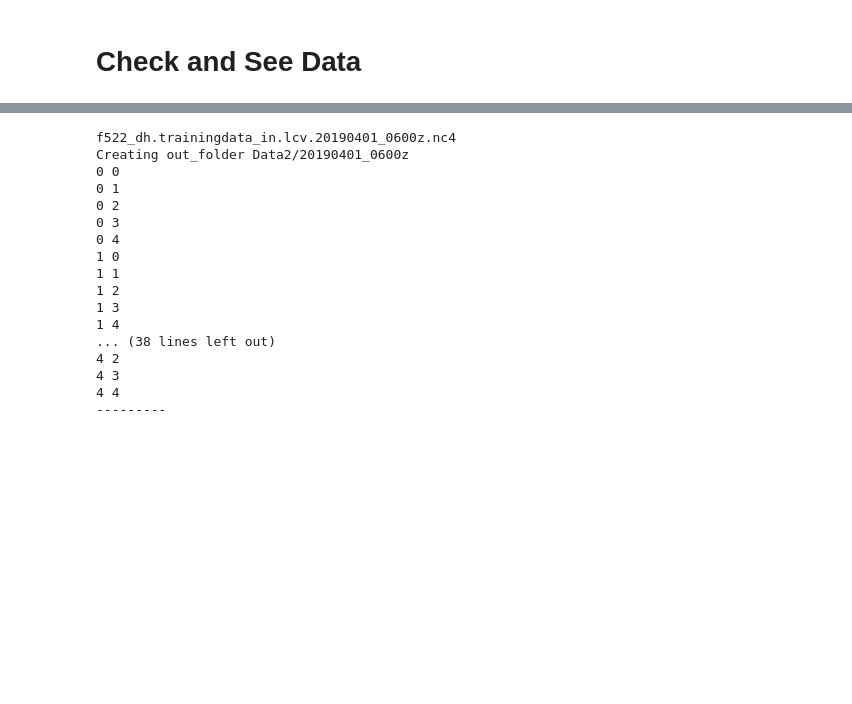
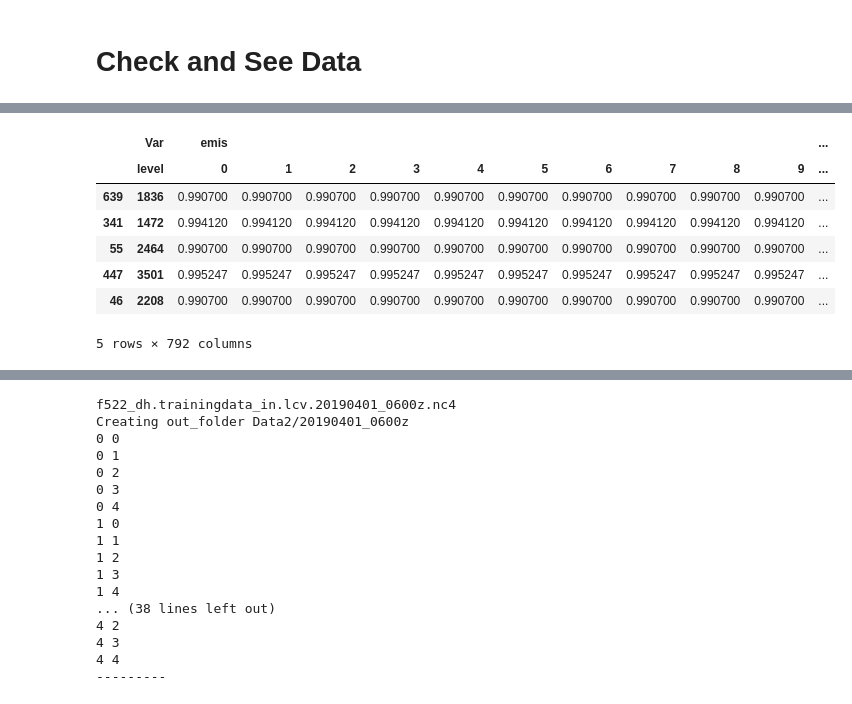
Before and after one commit to VIsh76/FLX_NN_emulation, a Jupyter notebook: DataChecking.ipynb, the cells around one changed output, grey strips where cells are left out. Drawn from its saved outputs; the diff is of its cells as text; code cells hidden in the pictures; blank space fills up the shorter version.

```diff
--- a/DataChecking.ipynb
+++ b/DataChecking.ipynb
@@ -91,0 +276,14 @@ Creating out_folder /media/victor/Elements/MVA/Stage/Data2/20190401_0000z
+# %%
+import numpy as np
+import pandas as pd
+X2 = pd.read_hdf('Data3/Shuffled_0000/f522_dh.trainingdata_in.lcv.20190216_0000z_0.hdf5')
+X2.head()
+# %% [output]
+|  | Var | emis |  |  |  |  |  |  |  |  |  | ... |
+|  | level | 0 | 1 | 2 | 3 | 4 | 5 | 6 | 7 | 8 | 9 | ... |
+| 639 | 1836 | 0.990700 | 0.990700 | 0.990700 | 0.990700 | 0.990700 | 0.990700 | 0.990700 | 0.990700 | 0.990700 | 0.990700 | ... |
+| 341 | 1472 | 0.994120 | 0.994120 | 0.994120 | 0.994120 | 0.994120 | 0.994120 | 0.994120 | 0.994120 | 0.994120 | 0.994120 | ... |
+| 55 | 2464 | 0.990700 | 0.990700 | 0.990700 | 0.990700 | 0.990700 | 0.990700 | 0.990700 | 0.990700 | 0.990700 | 0.990700 | ... |
+| 447 | 3501 | 0.995247 | 0.995247 | 0.995247 | 0.995247 | 0.995247 | 0.995247 | 0.995247 | 0.995247 | 0.995247 | 0.995247 | ... |
+| 46 | 2208 | 0.990700 | 0.990700 | 0.990700 | 0.990700 | 0.990700 | 0.990700 | 0.990700 | 0.990700 | 0.990700 | 0.990700 | ... |
+5 rows × 792 columns
```
Also changed, not shown: parts of 27 cells of this notebook, 8 other files.
